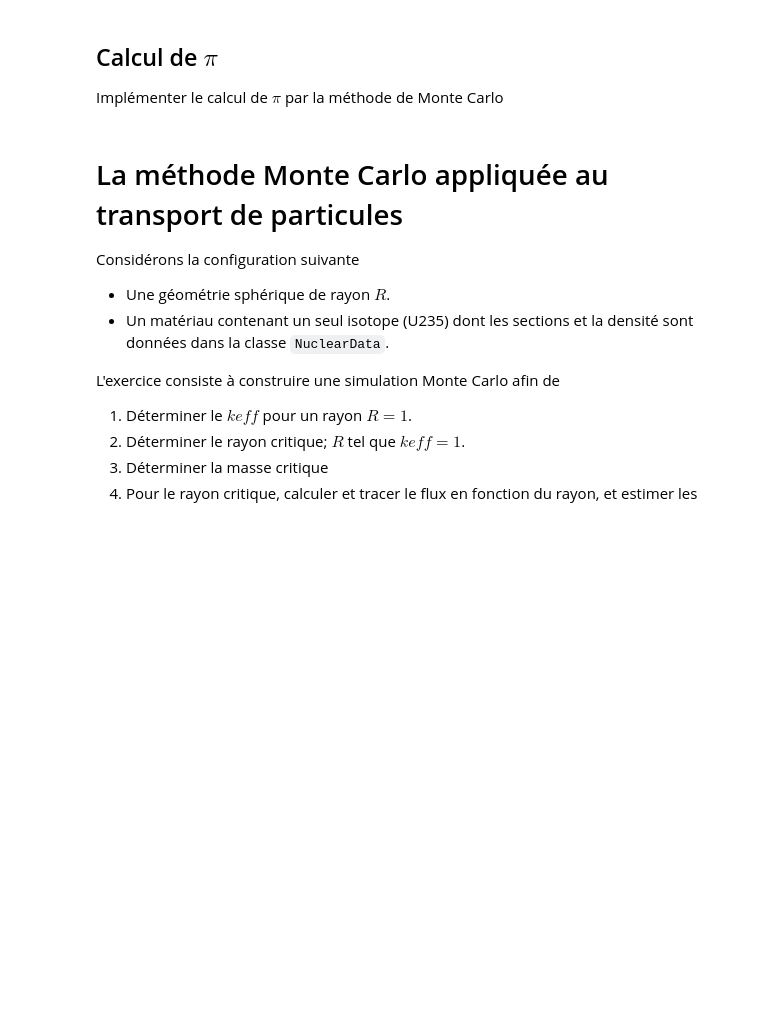
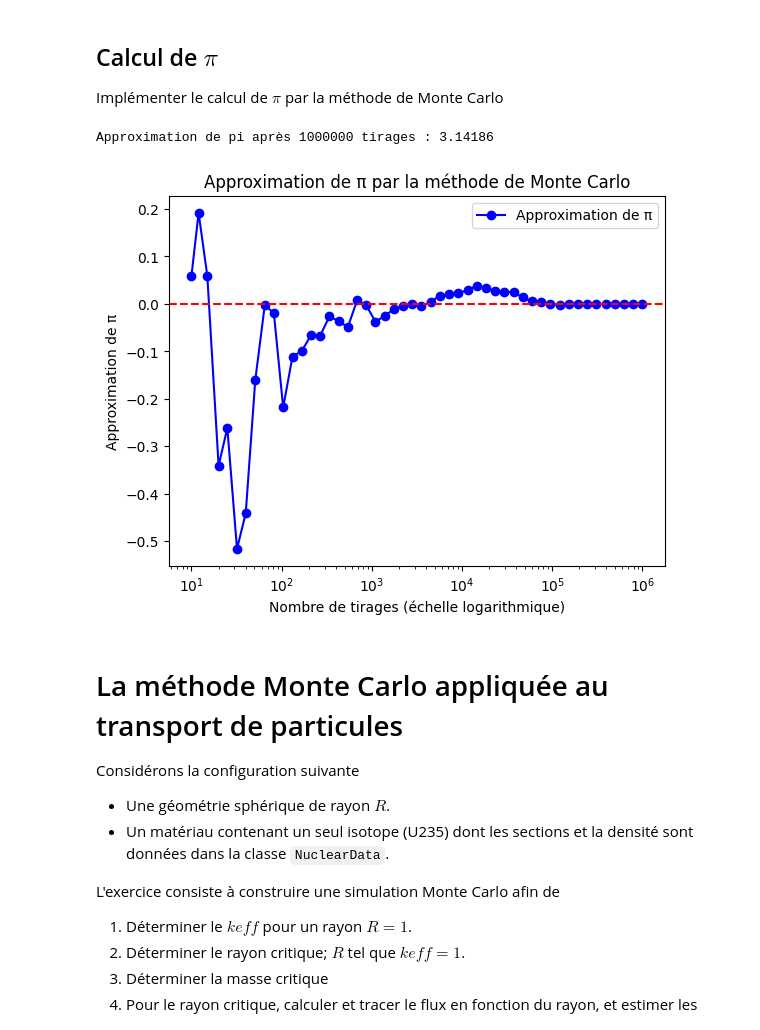
Before and after one commit to atlantis294/neutronic-ensta, a Jupyter notebook: exercices/06_monte_carlo.ipynb, the cells around one changed output. Drawn from its saved outputs; the diff is of its cells as text; code cells hidden in the pictures; blank space fills up the shorter version.

```diff
--- a/exercices/06_monte_carlo.ipynb
+++ b/exercices/06_monte_carlo.ipynb
@@ -7,3 +5,36 @@ import numpy as np
+# %%
+import numpy as np
+import matplotlib.pyplot as plt
+
+nombre_de_tirages = int(1e6)
+
+# prparer une echelle log pour l'affichage de pi par la methode de Monte Carlo
+Tx=np.logspace(1, np.log10(nombre_de_tirages-1), num=50, dtype=int)
+Ty=np.zeros_like(Tx, dtype=float)
+nombre_de_bons_tirages = 0
+for i in range(nombre_de_tirages):
+    x,y= np.random.uniform(-1,1,2)
+    if x**2 + y**2 <= 1:
+        nombre_de_bons_tirages += 1
+
+    if i in Tx:
+        Ty[np.where(Tx==i)[0][0]] = 4 * nombre_de_bons_tirages / i
+pi_approximation = 4 * nombre_de_bons_tirages / nombre_de_tirages
+print("Approximation de pi après", nombre_de_tirages, "tirages :", pi_approximation)
+
+Ty = Ty - np.pi
+plt.figure()
+plt.xscale('log')
+plt.plot(Tx, Ty, marker='o', linestyle='-', color='b', label='Approximation de π')
+plt.axhline(0, color='r', linestyle='--')
+plt.xlabel('Nombre de tirages (échelle logarithmique)')
+plt.ylabel('Approximation de π')
+plt.title('Approximation de π par la méthode de Monte Carlo')
+plt.legend()
+plt.show()
+# %% [output]
+Approximation de pi après 1000000 tirages : 3.14186
+[figure, added]
 # %% [markdown]
 # La méthode Monte Carlo appliquée au transport de particules
 
```
Also changed, not shown: parts of 2 cells of this notebook, 1 other file.
